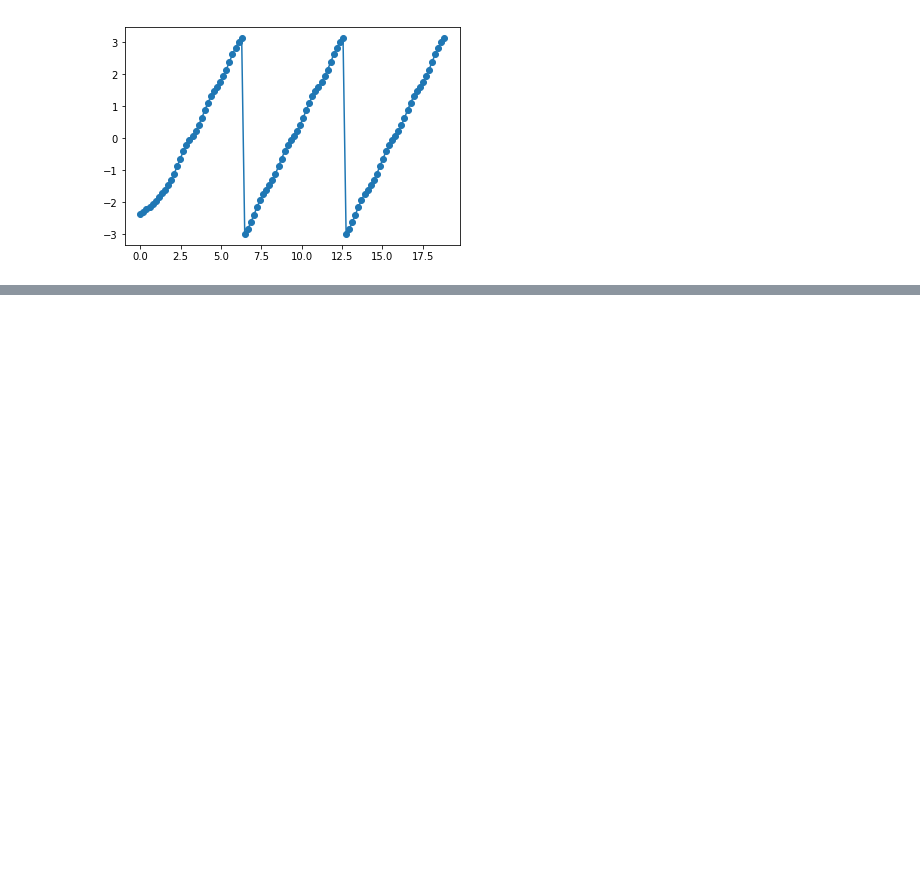
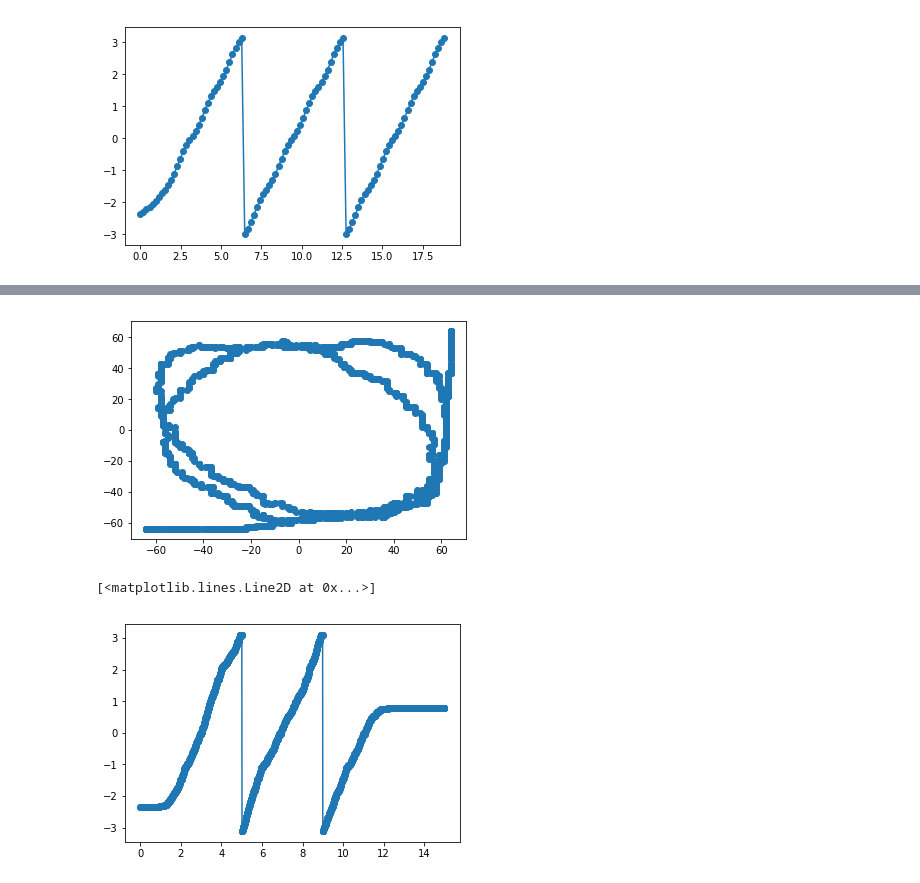
Before and after one commit to acidbourbon/lab_bench, a Jupyter notebook: workdir/jupyter/software_examples/sigproc_kit/gatemate_quadrature.ipynb, the cells around one changed output, grey strips where cells are left out. Cells and saved outputs as stored; diff of their text form; code cells hidden in the pictures; blank space fills up the shorter version.

```diff
--- a/workdir/jupyter/software_examples/sigproc_kit/gatemate_quadrature.ipynb
+++ b/workdir/jupyter/software_examples/sigproc_kit/gatemate_quadrature.ipynb
@@ -44,0 +119,15 @@ plt.plot(t,np.arctan2(q,p))
+# %%
+I = chain1-64
+Q = chain2-64
+
+plt.scatter(I,Q)
+plt.show()
+
+phi = np.arctan2(Q,I)
+
+plt.scatter(x,phi)
+plt.plot(x,phi)
+# %% [output]
+[figure, added]
+[<matplotlib.lines.Line2D at 0x...>]
+[figure, added]
```
Also changed, not shown: parts of 4 cells of this notebook, 2 other files.
